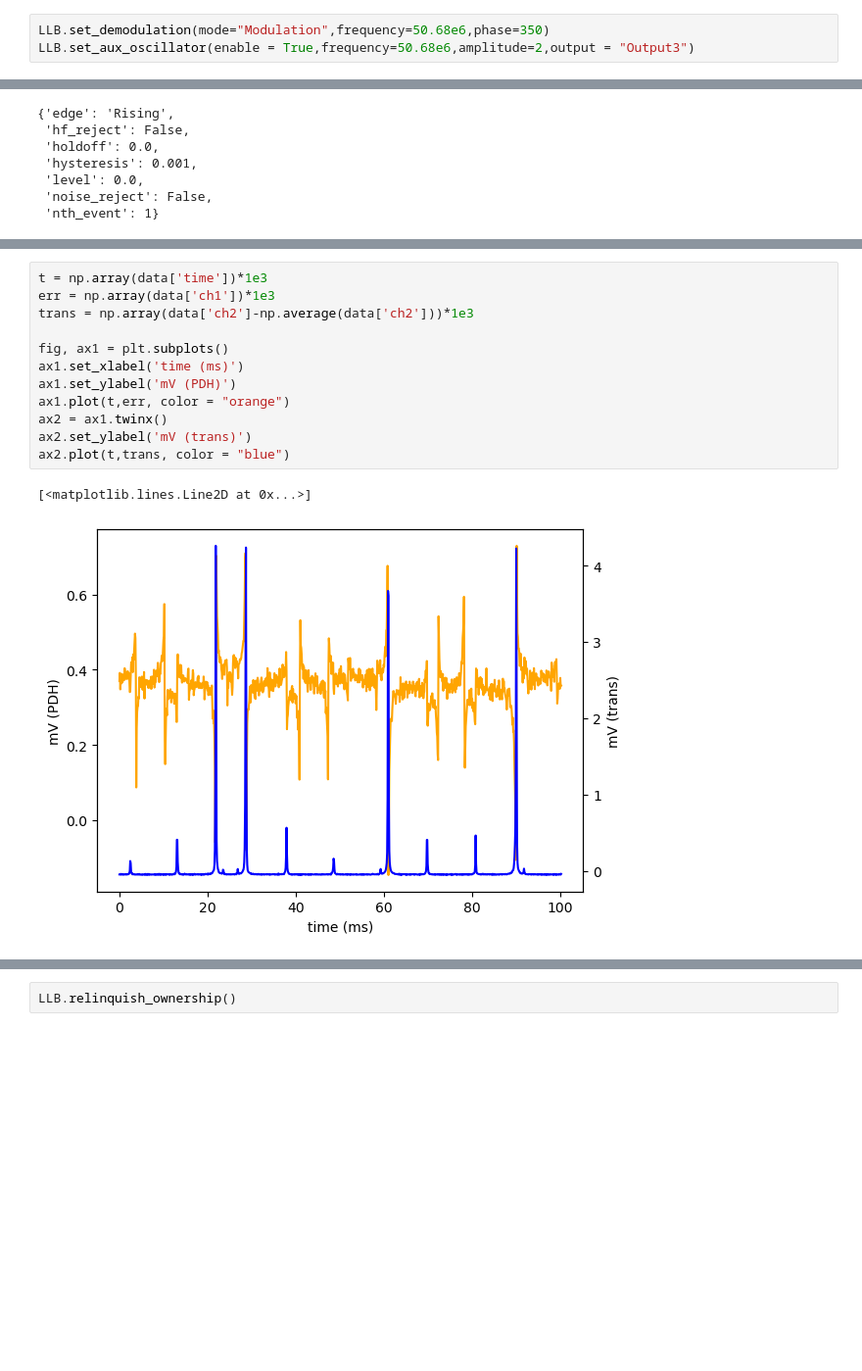
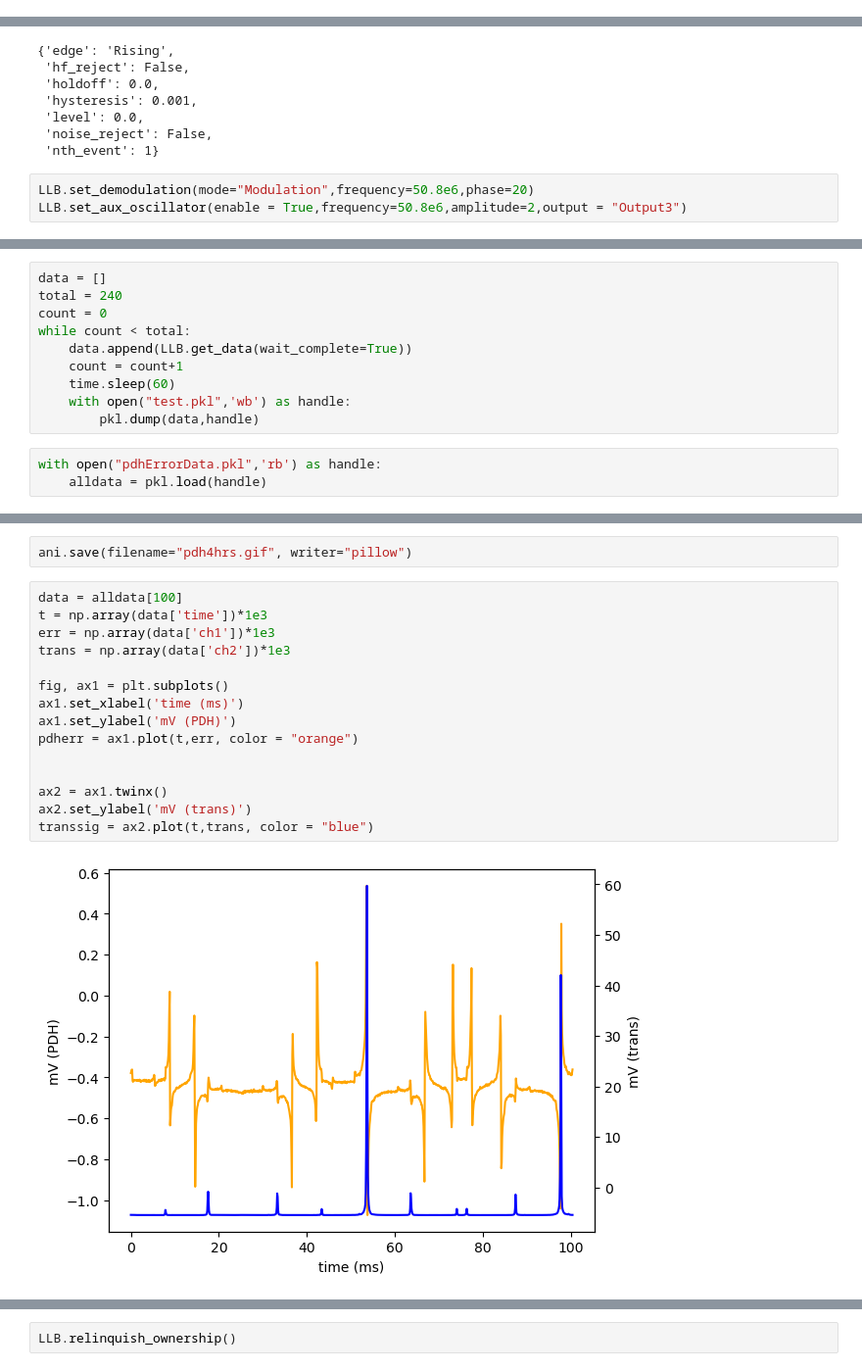
Before and after one commit to jeffwack111/lab-utils, a Jupyter notebook: MOKU_scripts/laser_lock_box.ipynb, the cells around one changed output, grey strips where cells are left out. Shown at 98% size. Drawn from its saved outputs; the diff is of its cells as text; blank space fills up the shorter version.

```diff
--- a/MOKU_scripts/laser_lock_box.ipynb
+++ b/MOKU_scripts/laser_lock_box.ipynb
@@ -9,6 +9,3 @@ LLB.set_frontend(1, "AC", "50Ohm", "0dB")
 LLB.set_frontend(2, "DC", "50Ohm", "0dB")
 # %% [output]
 {'attenuation': '0dB', 'coupling': 'DC', 'impedance': '50Ohm'}
-# %%
-LLB.set_demodulation(mode="Modulation",frequency=50.68e6,phase=350)
-LLB.set_aux_oscillator(enable = True,frequency=50.68e6,amplitude=2,output = "Output3")
@@ -63,3 +55,6 @@ LLB.set_trigger(type="Edge", source="Scan", level=0)
  'level': 0.0,
  'noise_reject': False,
  'nth_event': 1}
+# %%
+LLB.set_demodulation(mode="Modulation",frequency=50.8e6,phase=20)
+LLB.set_aux_oscillator(enable = True,frequency=50.8e6,amplitude=2,output = "Output3")
@@ -72,0 +74,13 @@ dict_keys(['ch1', 'ch2', 'ch3', 'ch4', 'time'])
+# %%
+data = []
+total = 240
+count = 0
+while count < total:
+    data.append(LLB.get_data(wait_complete=True))
+    count = count+1
+    time.sleep(60)
+    with open("test.pkl",'wb') as handle:
+        pkl.dump(data,handle)
+# %%
+with open("pdhErrorData.pkl",'rb') as handle:
+    alldata = pkl.load(handle)
@@ -73,15 +124,19 @@ dict_keys(['ch1', 'ch2', 'ch3', 'ch4', 'time'])
+# %%
+ani.save(filename="pdh4hrs.gif", writer="pillow")
 # %%
+data = alldata[100]
 t = np.array(data['time'])*1e3
 err = np.array(data['ch1'])*1e3
-trans = np.array(data['ch2']-np.average(data['ch2']))*1e3
+trans = np.array(data['ch2'])*1e3
 
 fig, ax1 = plt.subplots()
 ax1.set_xlabel('time (ms)')
 ax1.set_ylabel('mV (PDH)')
-ax1.plot(t,err, color = "orange")
+pdherr = ax1.plot(t,err, color = "orange")
+
+
 ax2 = ax1.twinx()
 ax2.set_ylabel('mV (trans)')
-ax2.plot(t,trans, color = "blue")
+transsig = ax2.plot(t,trans, color = "blue")
 # %% [output]
-[<matplotlib.lines.Line2D at 0x...>]
-[figure, old version]
+[figure, new version]
```
Also changed, not shown: parts of 10 cells of this notebook, 10 other files.
